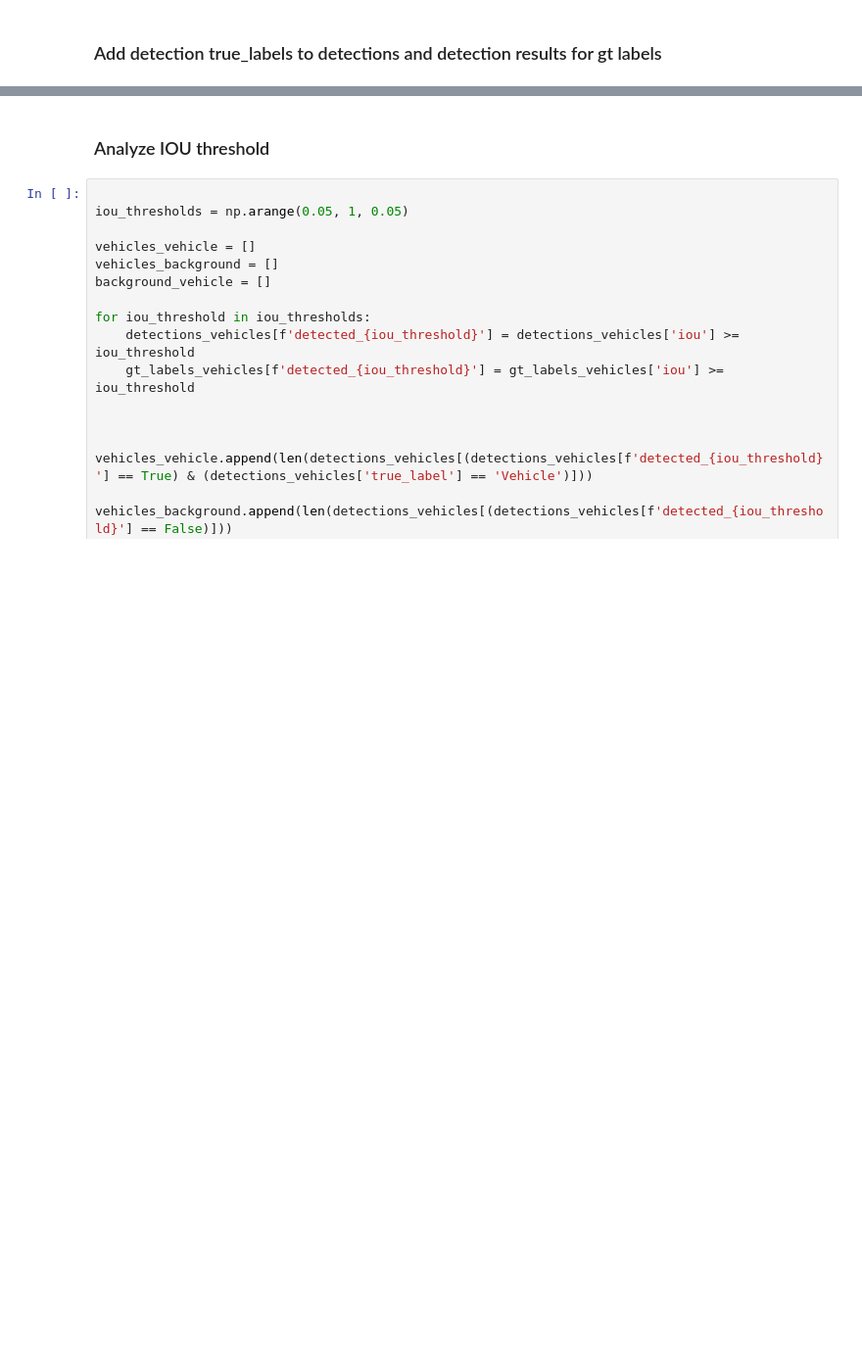
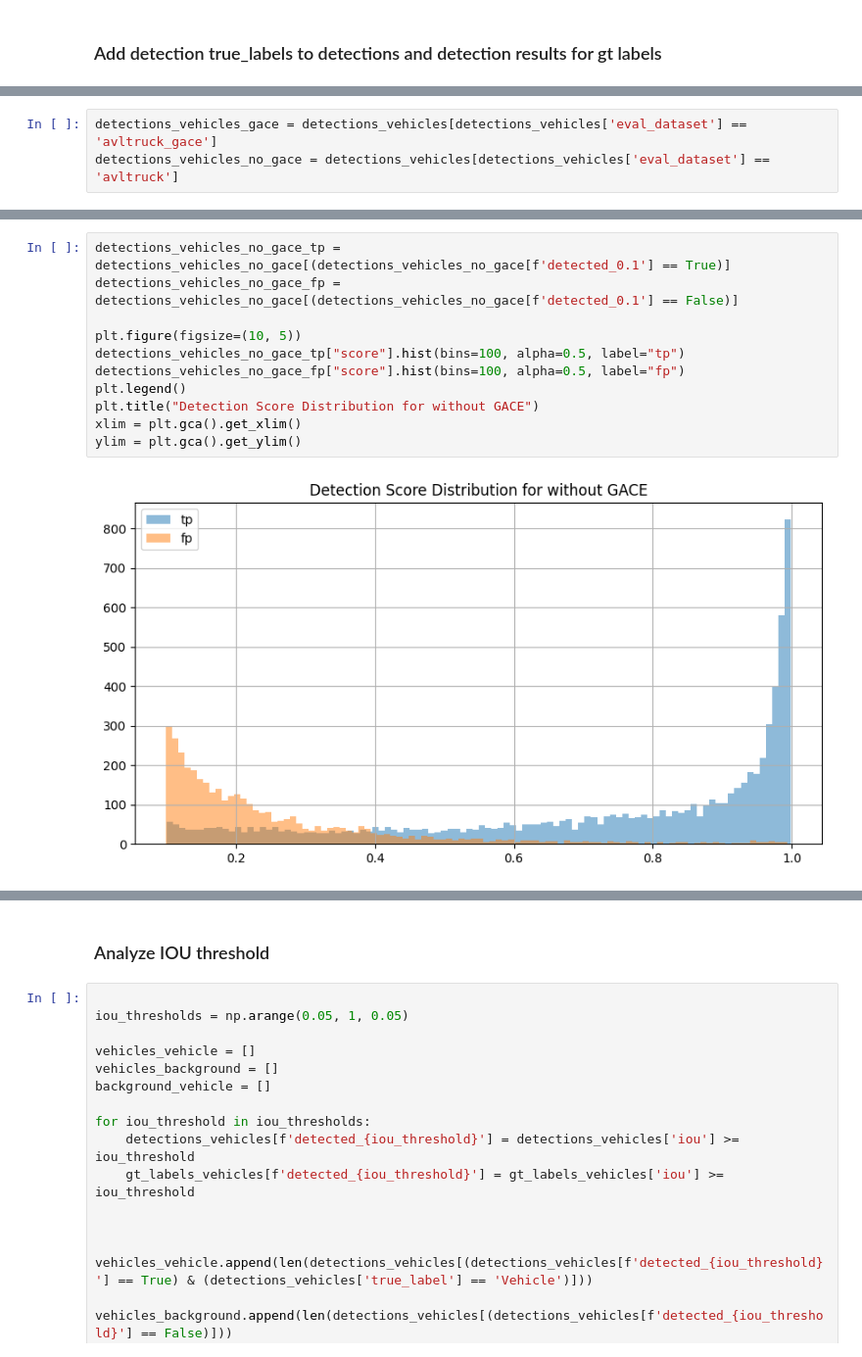
Before and after one commit to griesbchr/3DTrans, a Jupyter notebook: tools/misc/analyze_detresults_pseudolabels.ipynb, the cells around one changed output, grey strips where cells are left out. Shown at 98% size. Saved outputs shown, nothing was run; the diff lists cells and outputs as text; blank space fills up the shorter version.

```diff
--- a/tools/misc/analyze_detresults_pseudolabels.ipynb
+++ b/tools/misc/analyze_detresults_pseudolabels.ipynb
@@ -724,0 +609,3 @@ Frame sequences/Motorway_dgt_2021-09-14-10-40-27_0_s0/dataset/logical_frame_0000
+# %%
+detections_vehicles_gace = detections_vehicles[detections_vehicles['eval_dataset'] == 'avltruck_gace']
+detections_vehicles_no_gace = detections_vehicles[detections_vehicles['eval_dataset'] == 'avltruck']
@@ -726,0 +629,13 @@ plot_confusion_matrix(detections_vehicles, gt_labels_vehicles, 0.5, epochs="50",
+# %%
+detections_vehicles_no_gace_tp = detections_vehicles_no_gace[(detections_vehicles_no_gace[f'detected_0.1'] == True)]
+detections_vehicles_no_gace_fp = detections_vehicles_no_gace[(detections_vehicles_no_gace[f'detected_0.1'] == False)]
+
+plt.figure(figsize=(10, 5))
+detections_vehicles_no_gace_tp["score"].hist(bins=100, alpha=0.5, label="tp")
+detections_vehicles_no_gace_fp["score"].hist(bins=100, alpha=0.5, label="fp")
+plt.legend()
+plt.title("Detection Score Distribution for without GACE")
+xlim = plt.gca().get_xlim()
+ylim = plt.gca().get_ylim()
+# %% [output]
+[figure, added]
```
Also changed, not shown: parts of 19 cells of this notebook, 16 other files.
